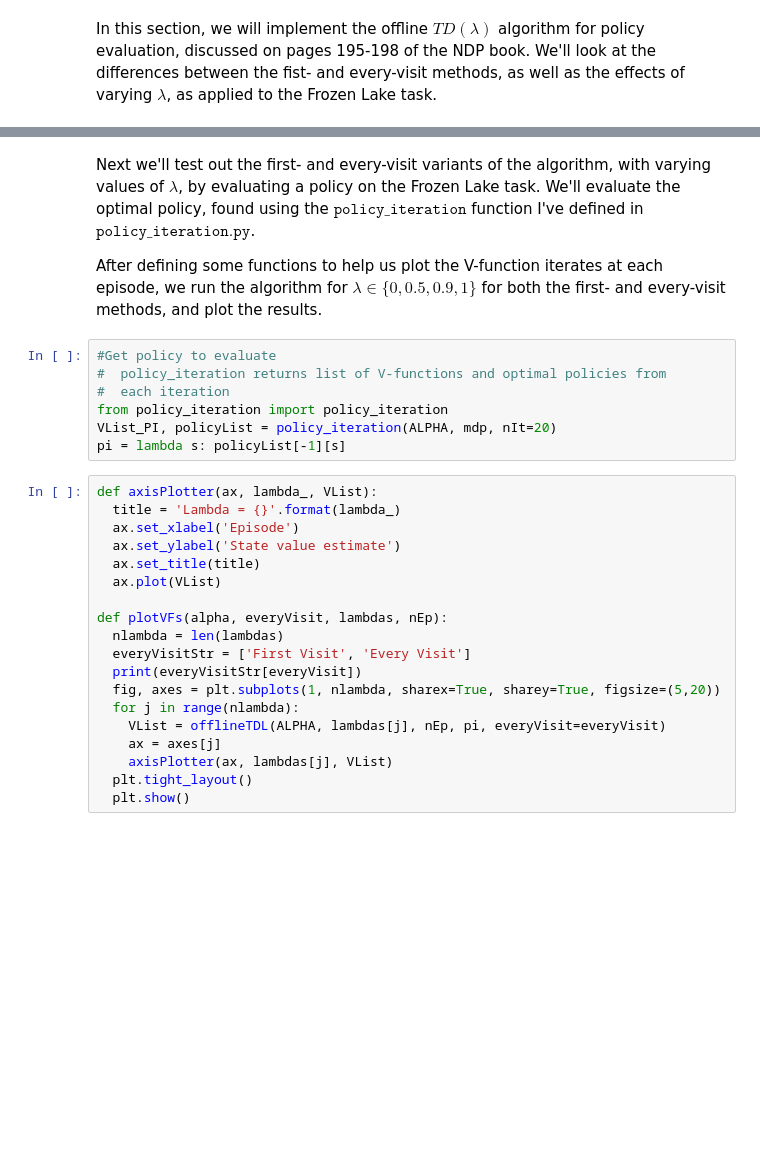
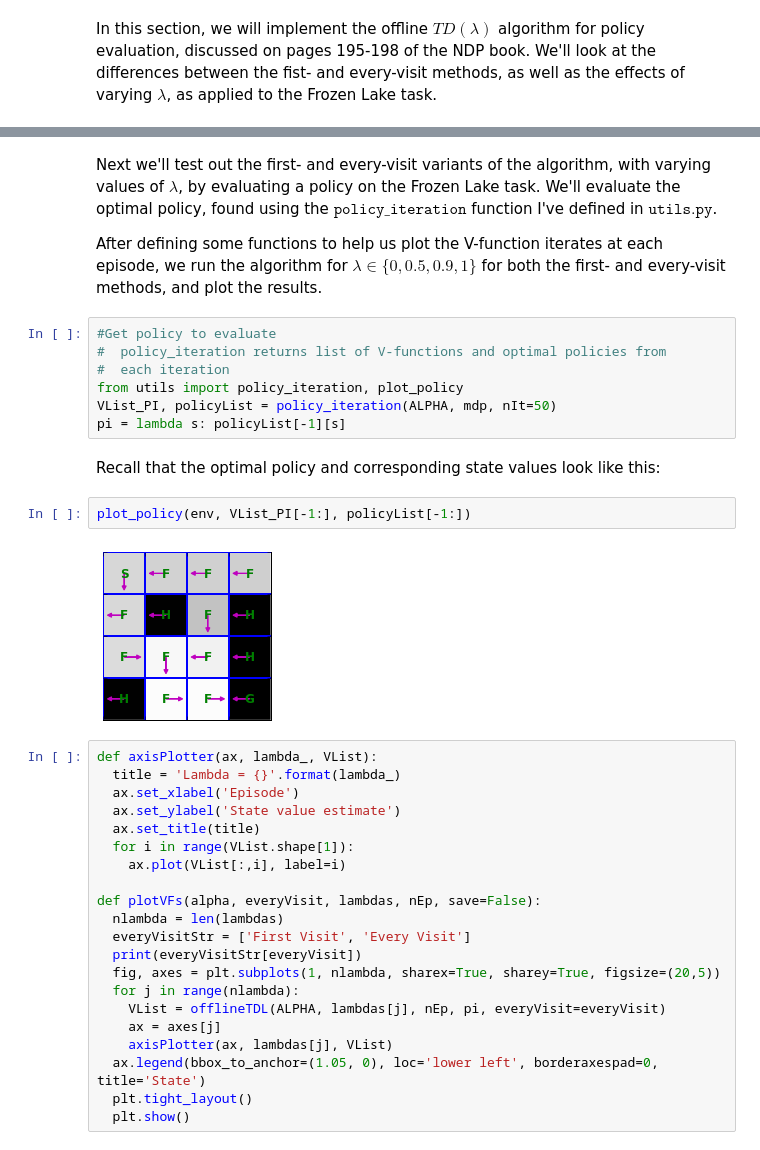
Before and after one commit to jclifton333/RL-pals, a Jupyter notebook: TD(lambda).ipynb, the cells around one changed output, grey strips where cells are left out. Drawn from its saved outputs; the diff is of its cells as text; blank space fills up the shorter version.

Commit message:
added legend, saved figures

```diff
--- a/TD(lambda).ipynb
+++ b/TD(lambda).ipynb
@@ -63,31 +67,39 @@ def offlineTDL(alpha, lambda_, nEp, pi, everyVisit=False):
 # %% [markdown]
-Next we'll test out the first- and every-visit variants of the algorithm, with varying values of $\lambda$, by evaluating a policy on the Frozen Lake task.  We'll evaluate the optimal policy, found using the $\texttt{policy_iteration}$ function I've defined in $\texttt{policy_iteration.py}$.
+Next we'll test out the first- and every-visit variants of the algorithm, with varying values of $\lambda$, by evaluating a policy on the Frozen Lake task.  We'll evaluate the optimal policy, found using the $\texttt{policy_iteration}$ function I've defined in $\texttt{utils.py}$.
 
 After defining some functions to help us plot the V-function iterates at each episode, we run the algorithm for $\lambda \in \{0, 0.5, 0.9, 1 \}$ for both the first- and every-visit methods, and plot the results.
 # %%
 #Get policy to evaluate
 #  policy_iteration returns list of V-functions and optimal policies from
 #  each iteration
-from policy_iteration import policy_iteration
-VList_PI, policyList = policy_iteration(ALPHA, mdp, nIt=20)
+from utils import policy_iteration, plot_policy
+VList_PI, policyList = policy_iteration(ALPHA, mdp, nIt=50)
 pi = lambda s: policyList[-1][s]
+# %% [markdown]
+Recall that the optimal policy and corresponding state values look like this:
+# %%
+plot_policy(env, VList_PI[-1:], policyList[-1:])
+# %% [output]
+[figure, added]
 # %%
 def axisPlotter(ax, lambda_, VList):
   title = 'Lambda = {}'.format(lambda_)
   ax.set_xlabel('Episode')
   ax.set_ylabel('State value estimate')
   ax.set_title(title)
-  ax.plot(VList)
+  for i in range(VList.shape[1]):
+    ax.plot(VList[:,i], label=i)
 
-def plotVFs(alpha, everyVisit, lambdas, nEp):
+def plotVFs(alpha, everyVisit, lambdas, nEp, save=False):
   nlambda = len(lambdas)
   everyVisitStr = ['First Visit', 'Every Visit']
   print(everyVisitStr[everyVisit])
-  fig, axes = plt.subplots(1, nlambda, sharex=True, sharey=True, figsize=(5,20))
+  fig, axes = plt.subplots(1, nlambda, sharex=True, sharey=True, figsize=(20,5))
   for j in range(nlambda):
     VList = offlineTDL(ALPHA, lambdas[j], nEp, pi, everyVisit=everyVisit)
     ax = axes[j]
     axisPlotter(ax, lambdas[j], VList)
+  ax.legend(bbox_to_anchor=(1.05, 0), loc='lower left', borderaxespad=0, title='State')
   plt.tight_layout()
   plt.show()
 # %%
```
Also changed, not shown: parts of 4 cells of this notebook, 6 other files.
